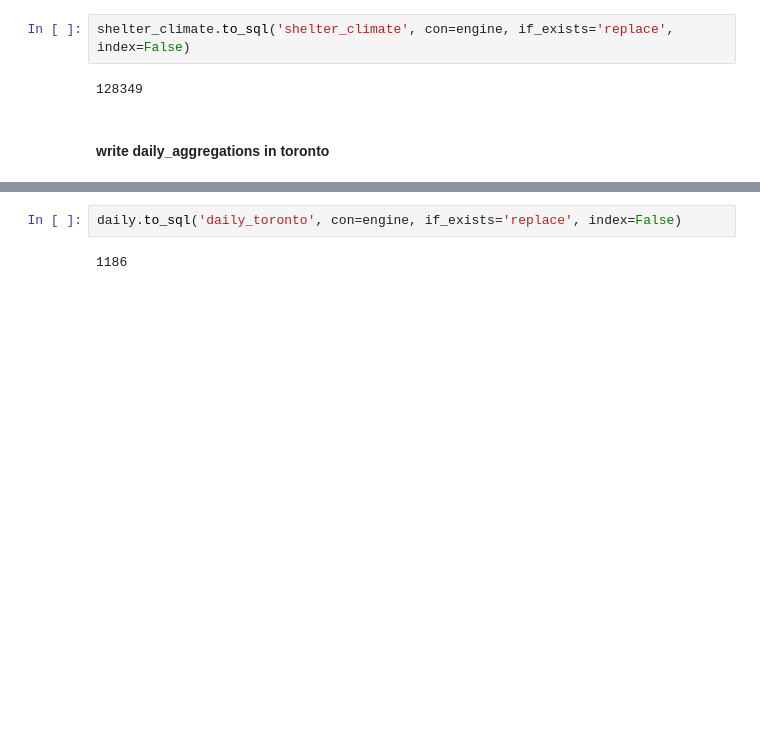
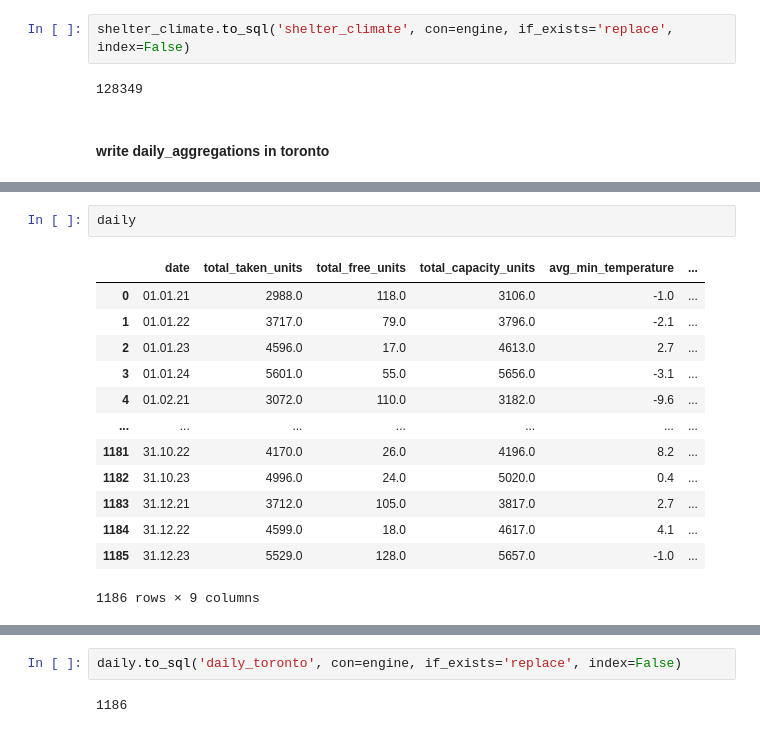
Before and after one commit to jeaend/Predicting_Shelter_Availability, a Jupyter notebook: notebooks/combined_data/data_to_database.ipynb, the cells around one changed output, grey strips where cells are left out. Drawn from its saved outputs; the diff is of its cells as text; blank space fills up the shorter version.

```diff
--- a/notebooks/combined_data/data_to_database.ipynb
+++ b/notebooks/combined_data/data_to_database.ipynb
@@ -101,0 +128,16 @@ daily.reset_index(drop=True, inplace=True)
+# %%
+daily
+# %% [output]
+|  | date | total_taken_units | total_free_units | total_capacity_units | avg_min_temperature | ... |
+| 0 | 01.01.21 | 2988.0 | 118.0 | 3106.0 | -1.0 | ... |
+| 1 | 01.01.22 | 3717.0 | 79.0 | 3796.0 | -2.1 | ... |
+| 2 | 01.01.23 | 4596.0 | 17.0 | 4613.0 | 2.7 | ... |
+| 3 | 01.01.24 | 5601.0 | 55.0 | 5656.0 | -3.1 | ... |
+| 4 | 01.02.21 | 3072.0 | 110.0 | 3182.0 | -9.6 | ... |
+| ... | ... | ... | ... | ... | ... | ... |
+| 1181 | 31.10.22 | 4170.0 | 26.0 | 4196.0 | 8.2 | ... |
+| 1182 | 31.10.23 | 4996.0 | 24.0 | 5020.0 | 0.4 | ... |
+| 1183 | 31.12.21 | 3712.0 | 105.0 | 3817.0 | 2.7 | ... |
+| 1184 | 31.12.22 | 4599.0 | 18.0 | 4617.0 | 4.1 | ... |
+| 1185 | 31.12.23 | 5529.0 | 128.0 | 5657.0 | -1.0 | ... |
+1186 rows × 9 columns
```
Also changed, not shown: parts of 6 cells of this notebook, 5 other files.
